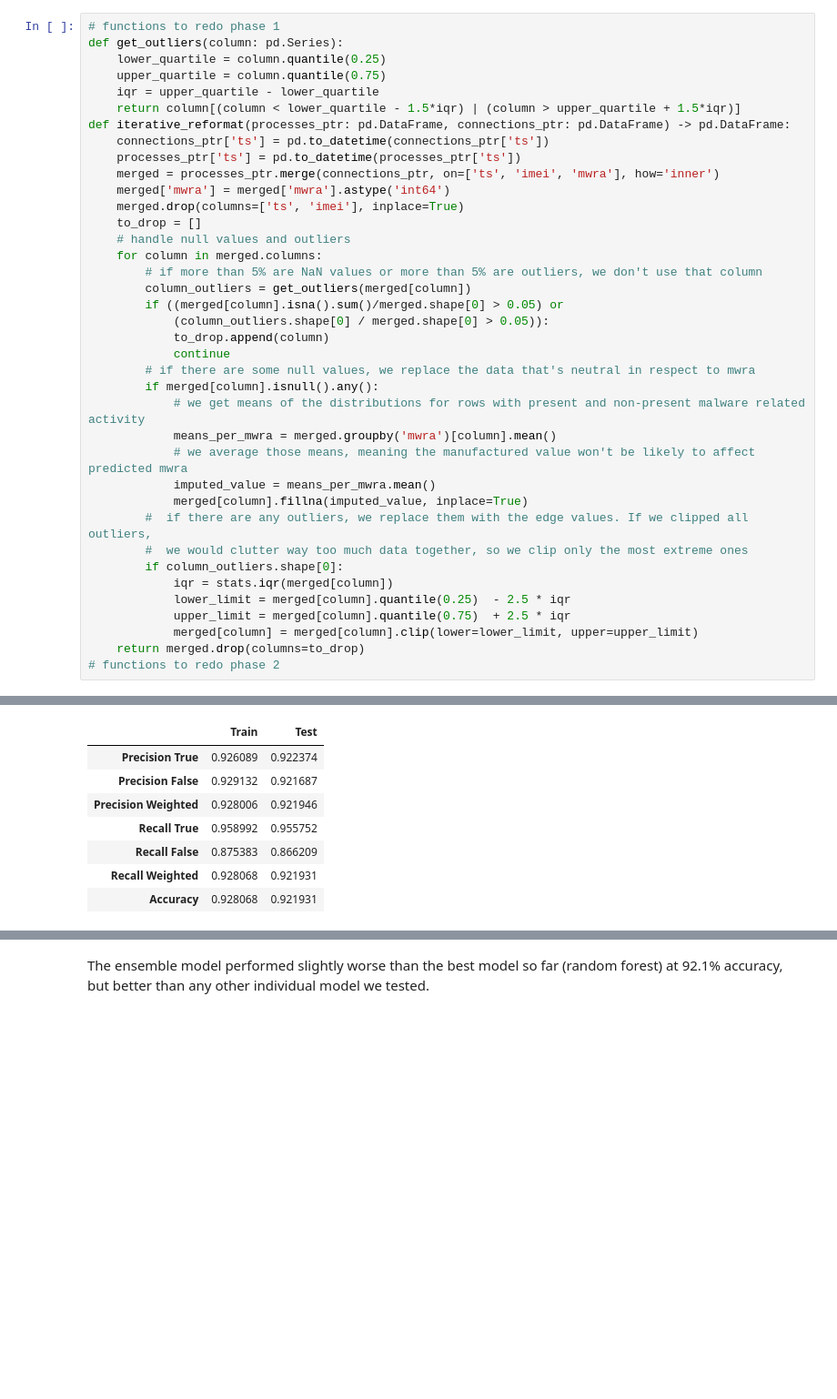
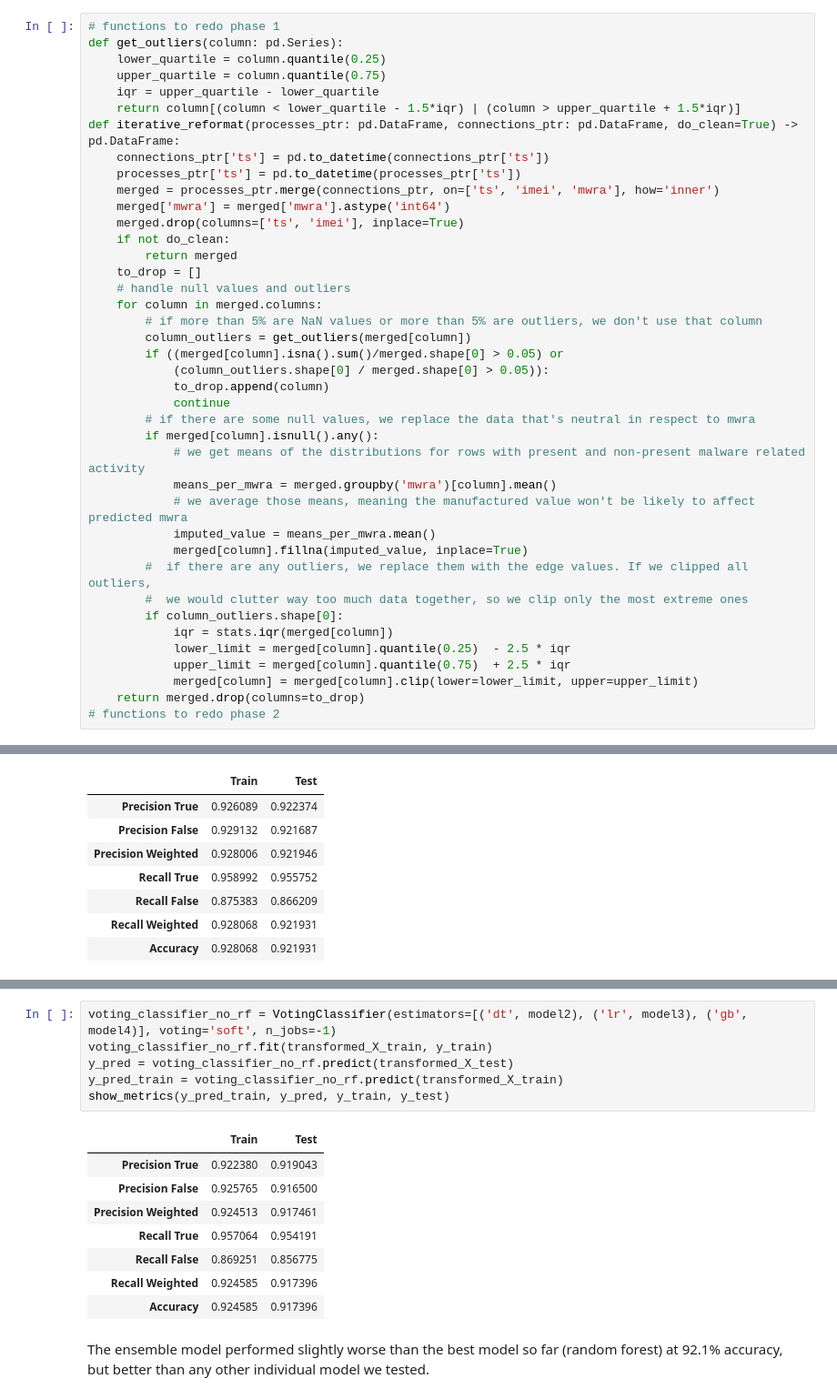
Before and after one commit to MartinH2k3/IAUProject, a Jupyter notebook: Phase3M.ipynb, the cells around one changed output, grey strips where cells are left out. Shown: that part at 91% size. Saved outputs shown, nothing was run; the diff lists cells and outputs as text; blank space fills up the shorter version.

```diff
--- a/Phase3M.ipynb
+++ b/Phase3M.ipynb
@@ -38,12 +38,14 @@ def get_outliers(column: pd.Series):
     upper_quartile = column.quantile(0.75)
     iqr = upper_quartile - lower_quartile
     return column[(column < lower_quartile - 1.5*iqr) | (column > upper_quartile + 1.5*iqr)]
-def iterative_reformat(processes_ptr: pd.DataFrame, connections_ptr: pd.DataFrame) -> pd.DataFrame:
+def iterative_reformat(processes_ptr: pd.DataFrame, connections_ptr: pd.DataFrame, do_clean=True) -> pd.DataFrame:
     connections_ptr['ts'] = pd.to_datetime(connections_ptr['ts'])
     processes_ptr['ts'] = pd.to_datetime(processes_ptr['ts'])
     merged = processes_ptr.merge(connections_ptr, on=['ts', 'imei', 'mwra'], how='inner')
     merged['mwra'] = merged['mwra'].astype('int64')
     merged.drop(columns=['ts', 'imei'], inplace=True)
+    if not do_clean:
+        return merged
     to_drop = []
     # handle null values and outliers
     for column in merged.columns:
@@ -872,3 +874,18 @@ show_metrics(y_pred_train, y_pred, y_train, y_test)
+# %%
+voting_classifier_no_rf = VotingClassifier(estimators=[('dt', model2), ('lr', model3), ('gb', model4)], voting='soft', n_jobs=-1)
+voting_classifier_no_rf.fit(transformed_X_train, y_train)
+y_pred = voting_classifier_no_rf.predict(transformed_X_test)
+y_pred_train = voting_classifier_no_rf.predict(transformed_X_train)
+show_metrics(y_pred_train, y_pred, y_train, y_test)
+# %% [output]
+|  | Train | Test |
+| Precision True | 0.922380 | 0.919043 |
+| Precision False | 0.925765 | 0.916500 |
+| Precision Weighted | 0.924513 | 0.917461 |
+| Recall True | 0.957064 | 0.954191 |
+| Recall False | 0.869251 | 0.856775 |
+| Recall Weighted | 0.924585 | 0.917396 |
+| Accuracy | 0.924585 | 0.917396 |
 # %% [markdown]
 The ensemble model performed slightly worse than the best model so far (random forest) at 92.1% accuracy, but better than any other individual model we tested.
 # %% [markdown]
```
Also changed, not shown: parts of 33 cells of this notebook.
